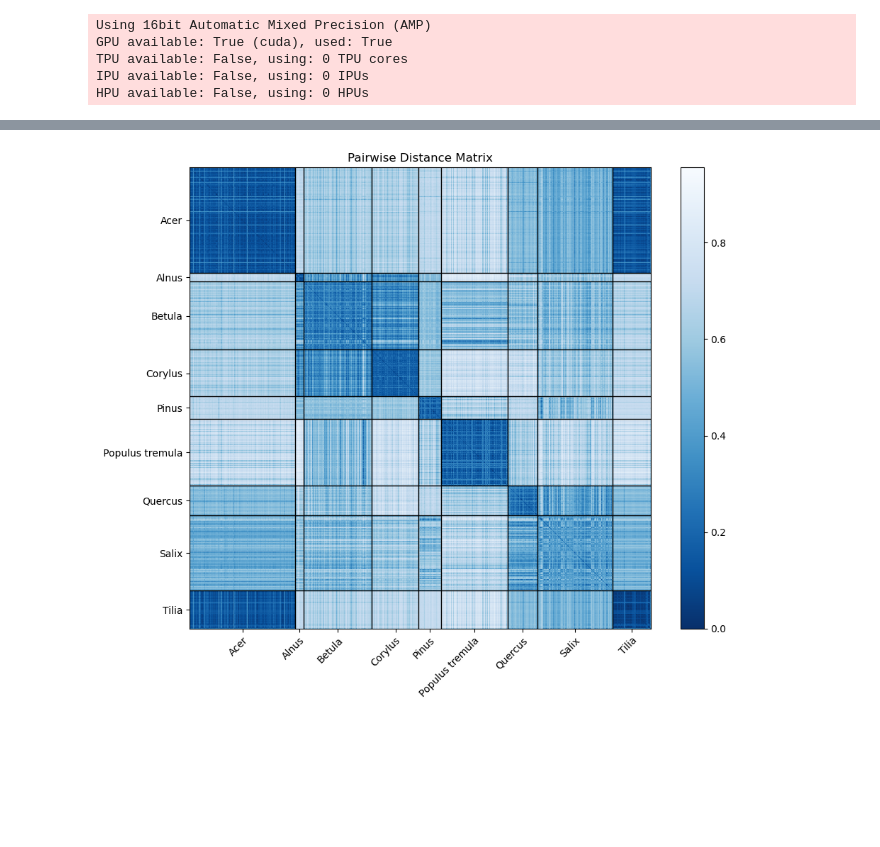
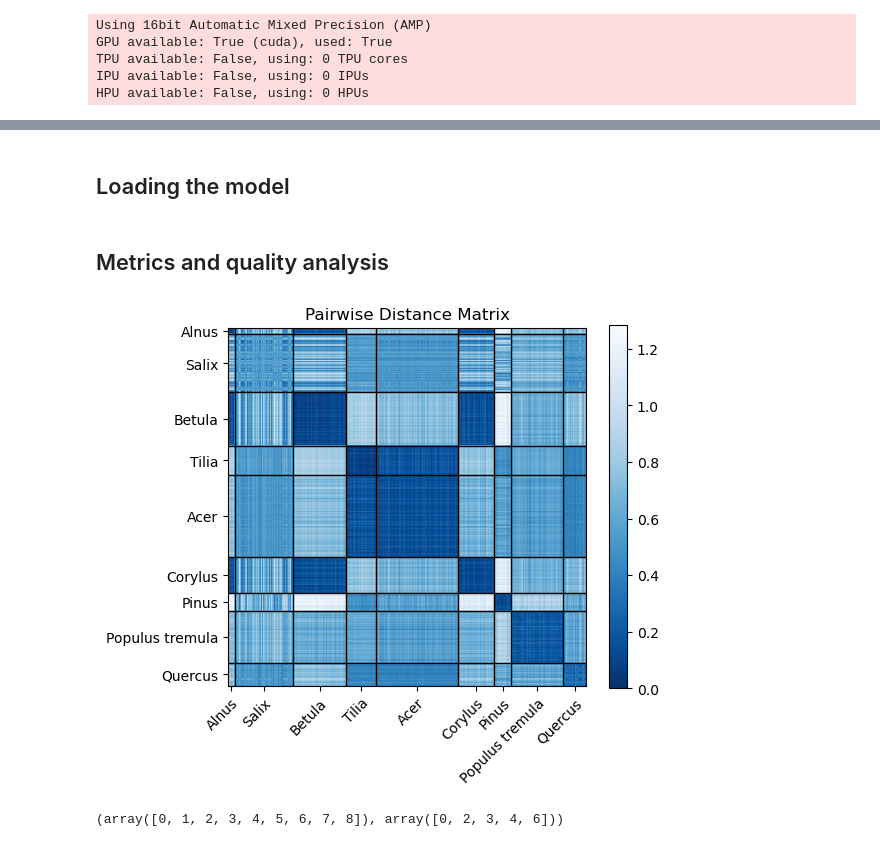
Before and after one commit to Digiratory/Pollen-Analyzer, a Jupyter notebook: Classification/Classification-circleLoss.ipynb, the cells around one changed output, grey strips where cells are left out. Drawn from its saved outputs; the diff is of its cells as text; code cells hidden in the pictures; blank space fills up the shorter version.

```diff
--- a/Classification/Classification-circleLoss.ipynb
+++ b/Classification/Classification-circleLoss.ipynb
@@ -446 +461,3 @@ model.plot_losses()
+# %% [markdown]
+## Loading the model
 # %%
@@ -449,4 +466,6 @@ model = PollenEmbedingsModule.load_from_checkpoint(checkpoint_path)
 # %%
 model.eval()
 model = model.cuda()
+# %% [markdown]
+## Metrics and quality analysis
 # %%
@@ -501,0 +482,21 @@ all_embeddings = torch.cat(all_embeddings, dim=0).cpu().numpy()
+# %%
+def plot_matrix(embeddings_lists: list, labels_lists: list, subtitle: str=None, axes_class_markings: bool=True):
+    all_labels_sorted, all_embeddings_sorted, class_boundaries = prepare_data(embeddings_lists, labels_lists)
+
+    pairwise_dist = pairwise_distances(all_embeddings_sorted)
+    fig, ax = plt.subplots(figsize=(6, 5))
+    im = ax.imshow(pairwise_dist, cmap='Blues_r')
+    plt.colorbar(im)
+
+    if axes_class_markings:
+        add_class_markings(ax, class_boundaries, all_labels_sorted)
+
+    if subtitle != None:
+        plt.title('Pairwise Distance Matrix\n' + subtitle)
+    else:
+        plt.title('Pairwise Distance Matrix')
+    plt.tight_layout()
+    plt.show()
+    del all_labels_sorted
+    del all_embeddings_sorted
+    del class_boundaries
@@ -502,5 +547,31 @@ all_embeddings = torch.cat(all_embeddings, dim=0).cpu().numpy()
+# %%
+def process_data(model, loaders_list: list):
+    embeddings_data = []
+    labels_data_str = []
+    pred_label_data = []
+    label_data = []
+    step = 0
+    class_names_dict = OrderedDict()
+    current_index = 0
+    updater = lambda t: t + step
+    for loader in tqdm(loaders_list):
+        all_embeddings, all_labels, current_index, pred_label_data, label_data = process_loader(model, loader, class_names_dict, current_index, step, pred_label_data, label_data)
+        embeddings_data.append(all_embeddings)
+        labels_data_str.append(all_labels)
+        step += np.unique(all_labels).size
+        del all_embeddings
+        del all_labels
+    class_names = [k for k, _ in sorted(class_names_dict.items(), key=lambda item: item[1])]
+    return embeddings_data, labels_data_str, pred_label_data, label_data, class_names
+# %%
+loaders_list = [test_loader, val_loader, train_loader]
+embeddings_data, labels_data_str, pred_label_data, label_data, class_names = process_data(model, loaders_list)
 # %%
-plot_matrix(all_embeddings, all_labels)
+plot_matrix(embeddings_data, labels_data_str)
 # %% [output]
-[figure, old version]
+[figure, new version]
+# %%
+np.unique(label_data), np.unique(pred_label_data)
+# %% [output]
+(array([0, 1, 2, 3, 4, 5, 6, 7, 8]), array([0, 2, 3, 4, 6]))
 # %%
```
Also changed, not shown: parts of 18 cells of this notebook, 1 other file.
